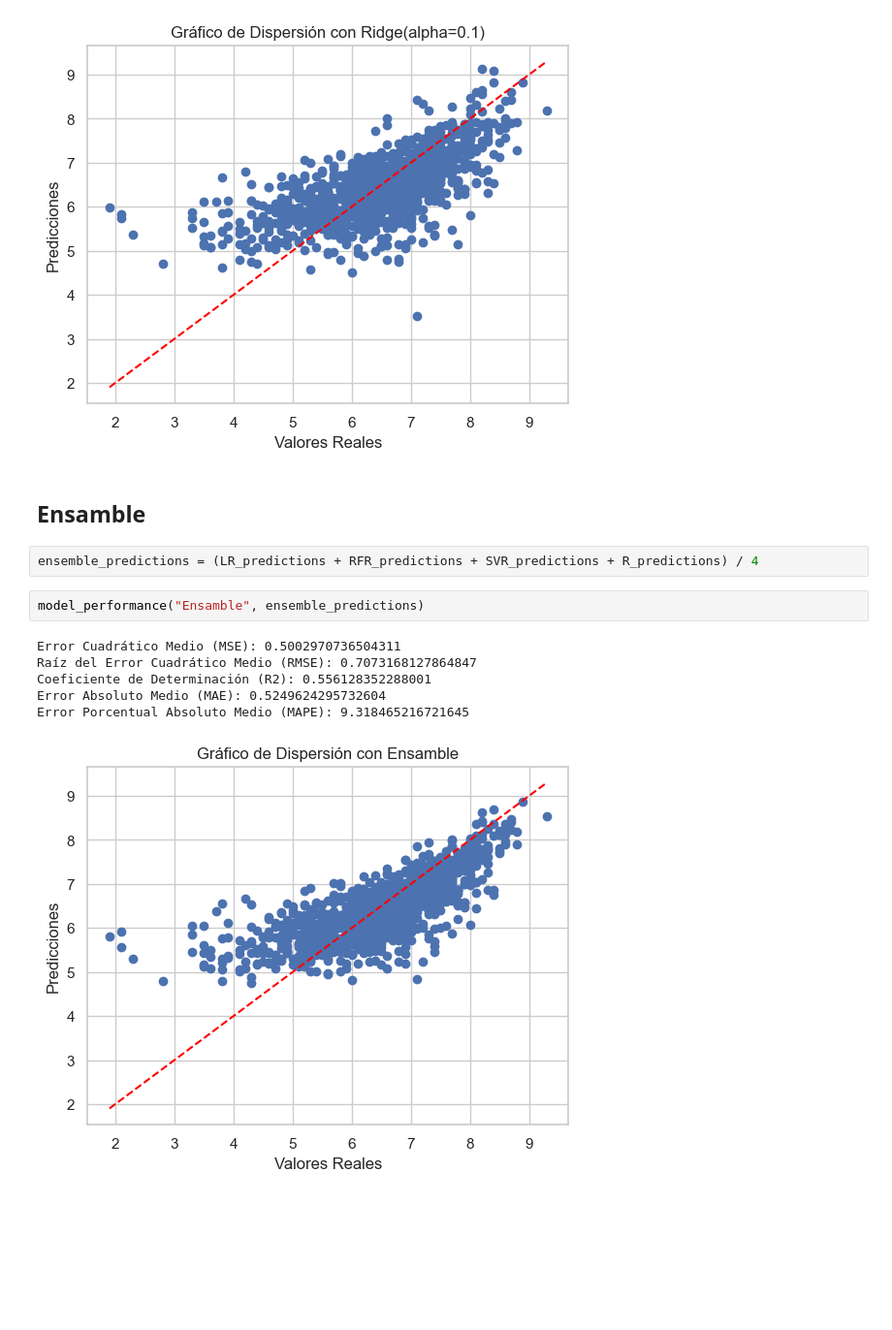
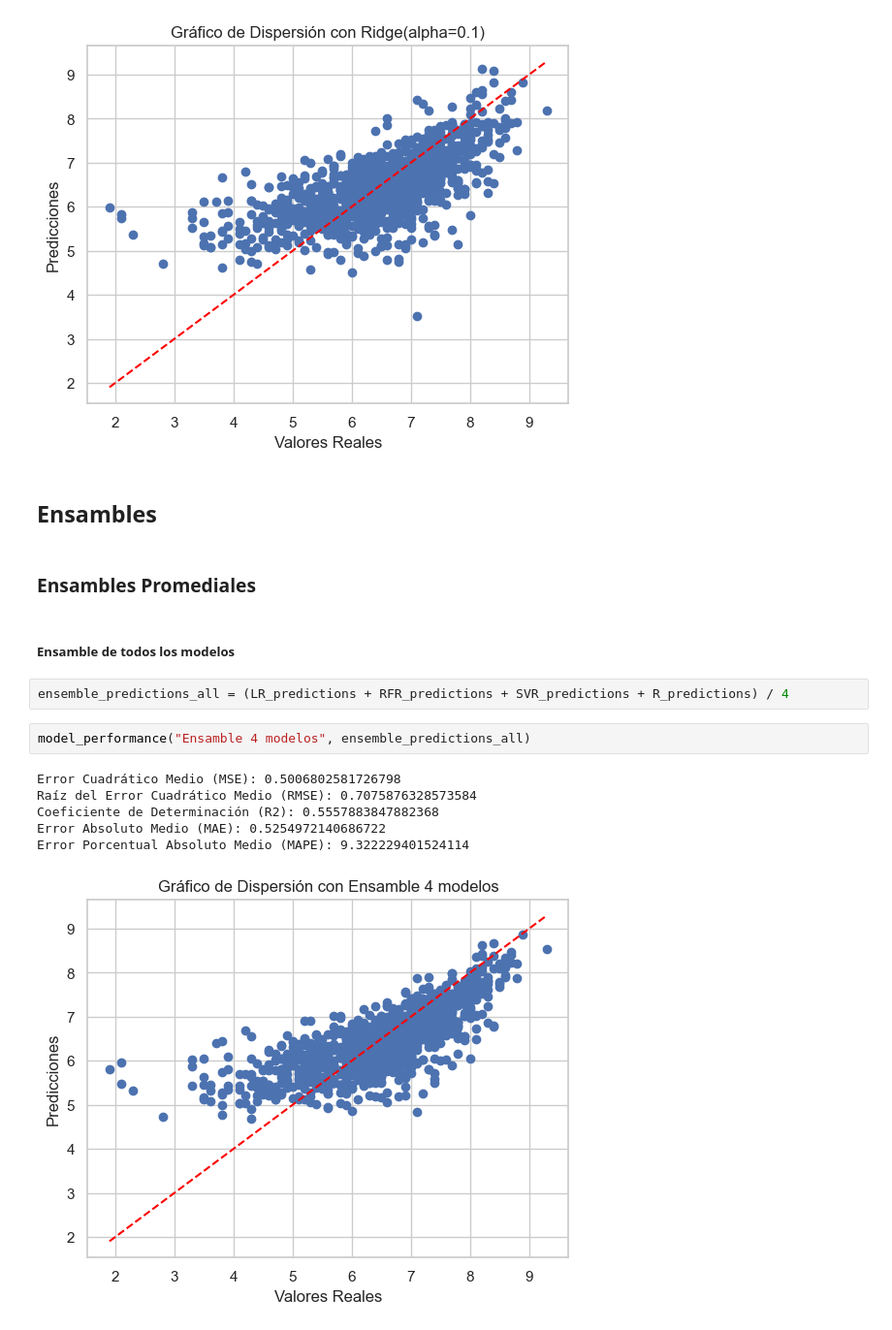
Before and after one commit to 1Pampu/BigData-ML-Proyectos, a Jupyter notebook: Trabajo Final/Trabajo Final.ipynb, the cells around one changed output. Shown at 97% size. Saved outputs shown, nothing was run; the diff lists cells and outputs as text; blank space fills up the shorter version.

Commit message:
added ensamble

```diff
--- a/Trabajo Final/Trabajo Final.ipynb
+++ b/Trabajo Final/Trabajo Final.ipynb
@@ -533,15 +532,19 @@ Error Absoluto Medio (MAE): 0.6035193487954429
 Error Porcentual Absoluto Medio (MAPE): 10.50380823463771
 [figure]
 # %% [markdown]
-## Ensamble
+## Ensambles
+# %% [markdown]
+### Ensambles Promediales
+# %% [markdown]
+##### Ensamble de todos los modelos
 # %%
-ensemble_predictions = (LR_predictions + RFR_predictions + SVR_predictions + R_predictions) / 4
+ensemble_predictions_all = (LR_predictions + RFR_predictions + SVR_predictions + R_predictions) / 4
 # %%
-model_performance("Ensamble", ensemble_predictions)
+model_performance("Ensamble 4 modelos", ensemble_predictions_all)
 # %% [output]
-Error Cuadrático Medio (MSE): 0.5002970736504311
-Raíz del Error Cuadrático Medio (RMSE): 0.7073168127864847
-Coeficiente de Determinación (R2): 0.556128352288001
-Error Absoluto Medio (MAE): 0.5249624295732604
-Error Porcentual Absoluto Medio (MAPE): 9.318465216721645
+Error Cuadrático Medio (MSE): 0.5006802581726798
+Raíz del Error Cuadrático Medio (RMSE): 0.7075876328573584
+Coeficiente de Determinación (R2): 0.5557883847882368
+Error Absoluto Medio (MAE): 0.5254972140686722
+Error Porcentual Absoluto Medio (MAPE): 9.322229401524114
-[figure, old version]
+[figure, new version]
```
Also changed, not shown: parts of 7 cells of this notebook, 1 other file.
